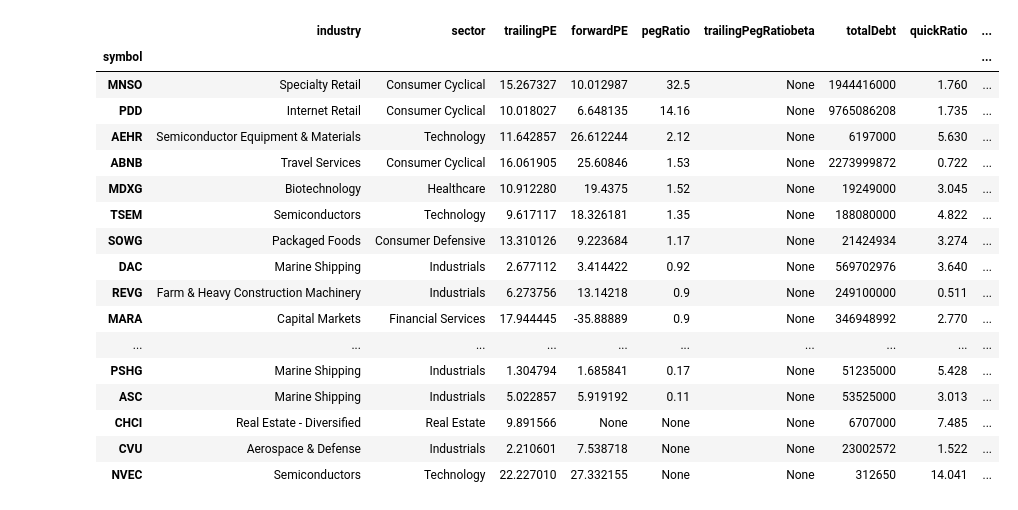
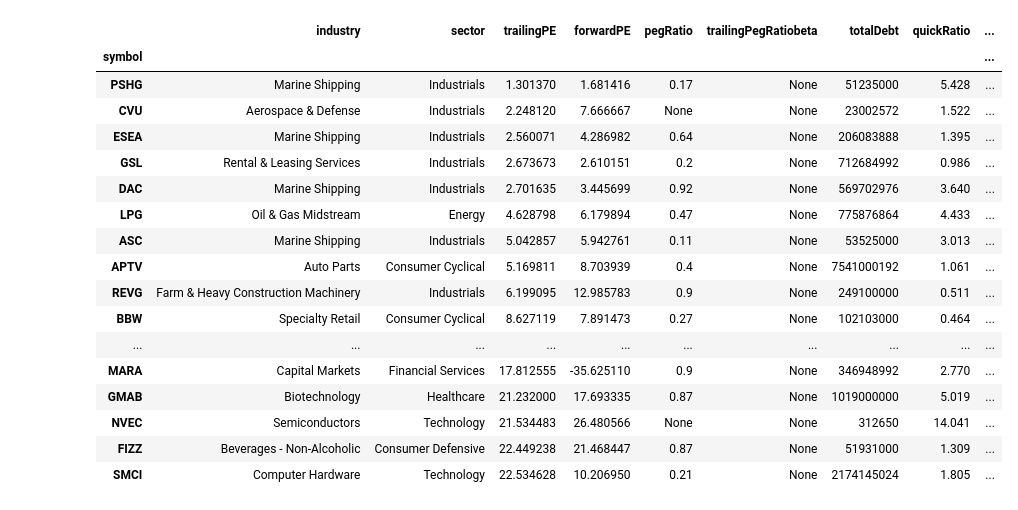
Before and after one commit to SaidJacobo/forex_ml_bot, a Jupyter notebook: notebooks/screener.ipynb, the cells around one changed output. Drawn from its saved outputs; the diff is of its cells as text; code cells hidden in the pictures.

```diff
--- a/notebooks/screener.ipynb
+++ b/notebooks/screener.ipynb
@@ -102,23 +102,24 @@ for ticker, info in fundamental_data.items():
     metrics = pd.concat([metrics, stock_metrics])
 metrics = metrics.set_index('symbol')
 # %%
-metrics.sort_values(by='pegRatio', ascending=False)
+metrics = metrics.sort_values(by='trailingPE')
+metrics
 # %% [output]
 |  | industry | sector | trailingPE | forwardPE | pegRatio | trailingPegRatiobeta | totalDebt | quickRatio | ... |
 | symbol |  |  |  |  |  |  |  |  | ... |
-| MNSO | Specialty Retail | Consumer Cyclical | 15.267327 | 10.012987 | 32.5 | None | 1944416000 | 1.760 | ... |
-| PDD | Internet Retail | Consumer Cyclical | 10.018027 | 6.648135 | 14.16 | None | 9765086208 | 1.735 | ... |
-| AEHR | Semiconductor Equipment & Materials | Technology | 11.642857 | 26.612244 | 2.12 | None | 6197000 | 5.630 | ... |
-| ABNB | Travel Services | Consumer Cyclical | 16.061905 | 25.60846 | 1.53 | None | 2273999872 | 0.722 | ... |
-| MDXG | Biotechnology | Healthcare | 10.912280 | 19.4375 | 1.52 | None | 19249000 | 3.045 | ... |
-| TSEM | Semiconductors | Technology | 9.617117 | 18.326181 | 1.35 | None | 188080000 | 4.822 | ... |
-| SOWG | Packaged Foods | Consumer Defensive | 13.310126 | 9.223684 | 1.17 | None | 21424934 | 3.274 | ... |
-| DAC | Marine Shipping | Industrials | 2.677112 | 3.414422 | 0.92 | None | 569702976 | 3.640 | ... |
-| REVG | Farm & Heavy Construction Machinery | Industrials | 6.273756 | 13.14218 | 0.9 | None | 249100000 | 0.511 | ... |
-| MARA | Capital Markets | Financial Services | 17.944445 | -35.88889 | 0.9 | None | 346948992 | 2.770 | ... |
+| PSHG | Marine Shipping | Industrials | 1.301370 | 1.681416 | 0.17 | None | 51235000 | 5.428 | ... |
+| CVU | Aerospace & Defense | Industrials | 2.248120 | 7.666667 | None | None | 23002572 | 1.522 | ... |
+| ESEA | Marine Shipping | Industrials | 2.560071 | 4.286982 | 0.64 | None | 206083888 | 1.395 | ... |
+| GSL | Rental & Leasing Services | Industrials | 2.673673 | 2.610151 | 0.2 | None | 712684992 | 0.986 | ... |
+| DAC | Marine Shipping | Industrials | 2.701635 | 3.445699 | 0.92 | None | 569702976 | 3.640 | ... |
+| LPG | Oil & Gas Midstream | Energy | 4.628798 | 6.179894 | 0.47 | None | 775876864 | 4.433 | ... |
+| ASC | Marine Shipping | Industrials | 5.042857 | 5.942761 | 0.11 | None | 53525000 | 3.013 | ... |
+| APTV | Auto Parts | Consumer Cyclical | 5.169811 | 8.703939 | 0.4 | None | 7541000192 | 1.061 | ... |
+| REVG | Farm & Heavy Construction Machinery | Industrials | 6.199095 | 12.985783 | 0.9 | None | 249100000 | 0.511 | ... |
+| BBW | Specialty Retail | Consumer Cyclical | 8.627119 | 7.891473 | 0.27 | None | 102103000 | 0.464 | ... |
 | ... | ... | ... | ... | ... | ... | ... | ... | ... | ... |
-| PSHG | Marine Shipping | Industrials | 1.304794 | 1.685841 | 0.17 | None | 51235000 | 5.428 | ... |
-| ASC | Marine Shipping | Industrials | 5.022857 | 5.919192 | 0.11 | None | 53525000 | 3.013 | ... |
-| CHCI | Real Estate - Diversified | Real Estate | 9.891566 | None | None | None | 6707000 | 7.485 | ... |
-| CVU | Aerospace & Defense | Industrials | 2.210601 | 7.538718 | None | None | 23002572 | 1.522 | ... |
-| NVEC | Semiconductors | Technology | 22.227010 | 27.332155 | None | None | 312650 | 14.041 | ... |
+| MARA | Capital Markets | Financial Services | 17.812555 | -35.625110 | 0.9 | None | 346948992 | 2.770 | ... |
+| GMAB | Biotechnology | Healthcare | 21.232000 | 17.693335 | 0.87 | None | 1019000000 | 5.019 | ... |
+| NVEC | Semiconductors | Technology | 21.534483 | 26.480566 | None | None | 312650 | 14.041 | ... |
+| FIZZ | Beverages - Non-Alcoholic | Consumer Defensive | 22.449238 | 21.468447 | 0.87 | None | 51931000 | 1.309 | ... |
+| SMCI | Computer Hardware | Technology | 22.534628 | 10.206950 | 0.21 | None | 2174145024 | 1.805 | ... |
```
Also changed, not shown: parts of 3 cells of this notebook, 14 other files.
